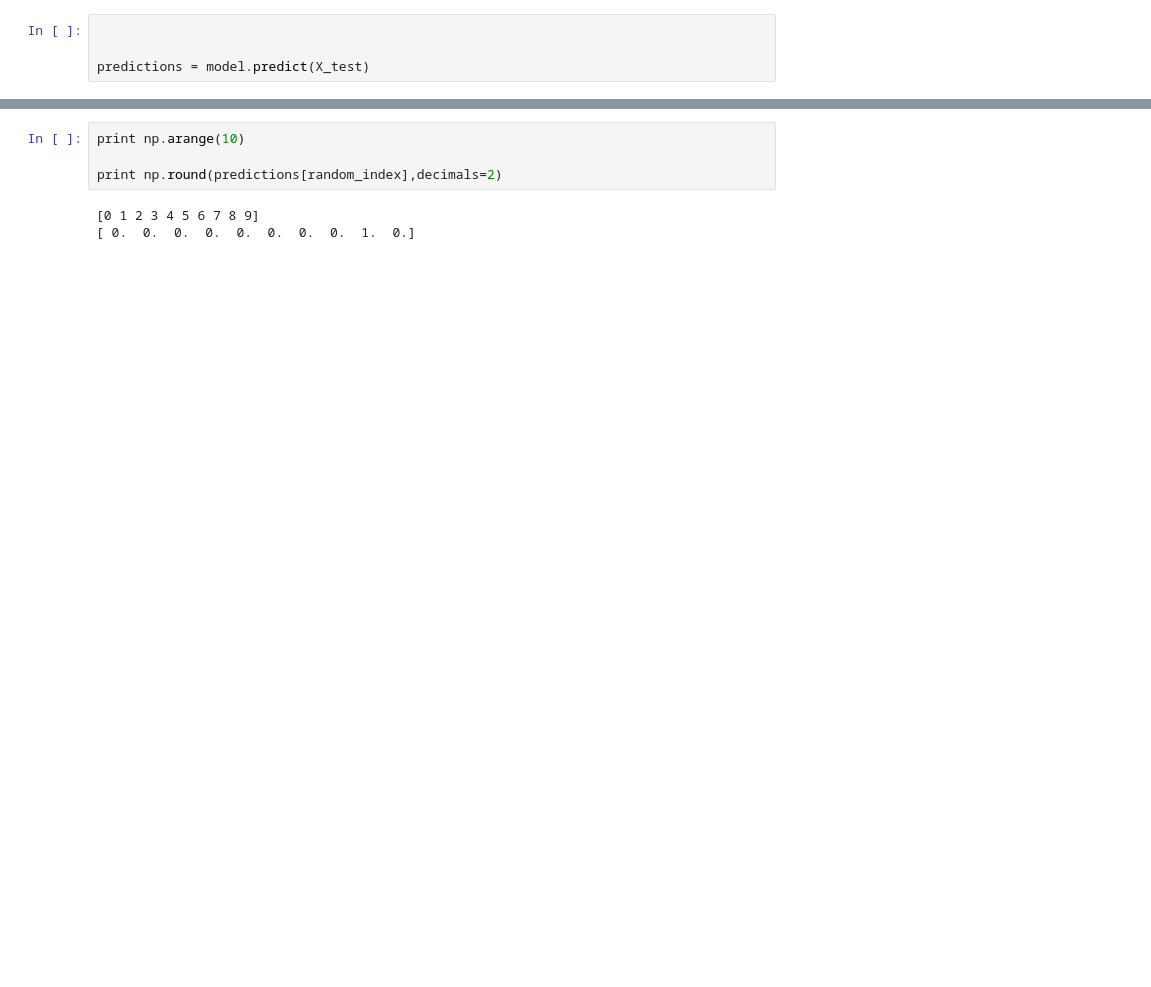
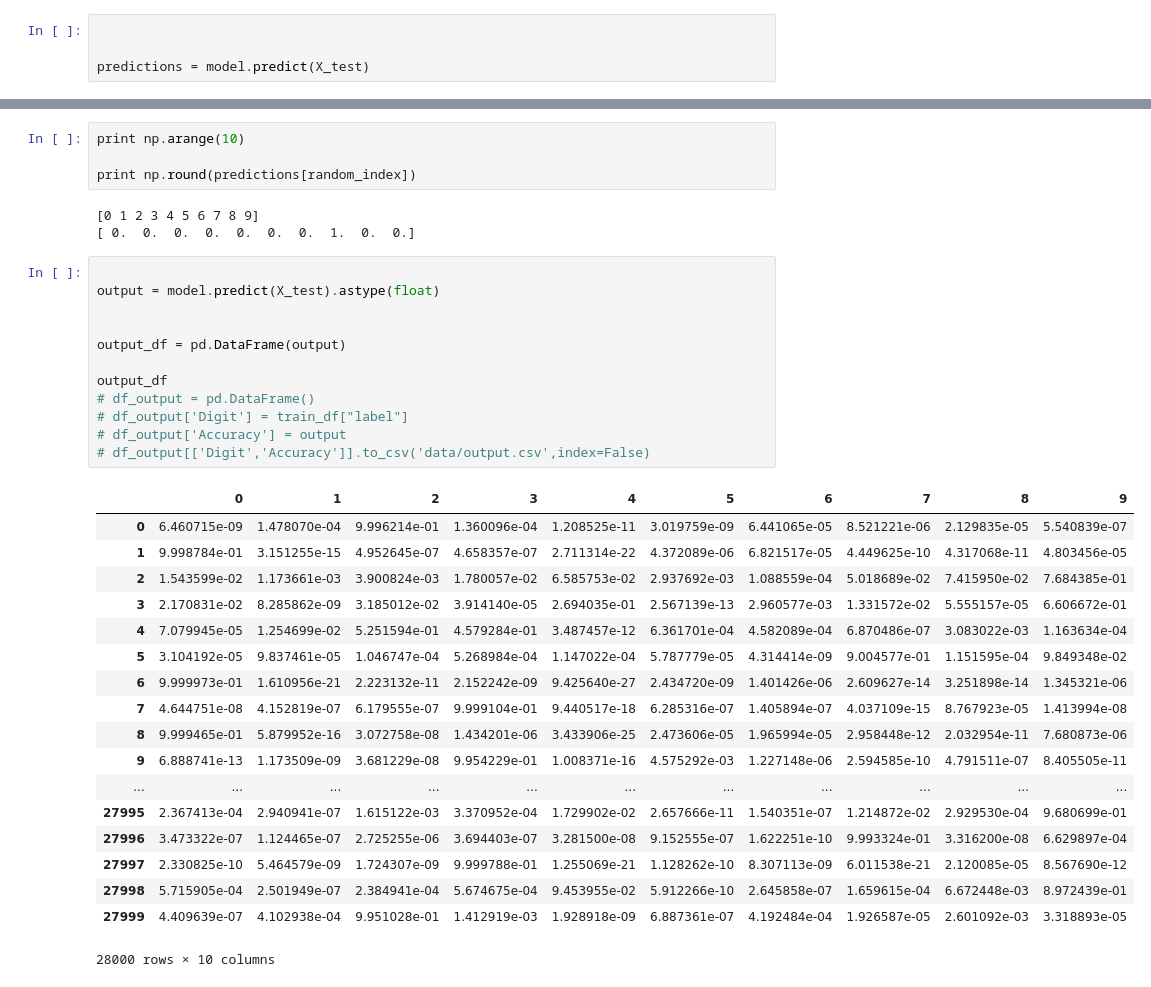
Before and after one commit to mmanishh/aisaturdays, a Jupyter notebook: keras.ipynb, the cells around one changed output, grey strips where cells are left out. Saved outputs shown, nothing was run; the diff lists cells and outputs as text; blank space fills up the shorter version.

```diff
--- a/keras.ipynb
+++ b/keras.ipynb
@@ -182,7 +182,38 @@ plt.imshow(test_X_image[random_index],cmap="gray")
 # %%
 print np.arange(10)
 
-print np.round(predictions[random_index],decimals=2)
+print np.round(predictions[random_index])
 # %% [output]
 [0 1 2 3 4 5 6 7 8 9]
-[ 0.  0.  0.  0.  0.  0.  0.  0.  1.  0.]
+[ 0.  0.  0.  0.  0.  0.  0.  1.  0.  0.]
+# %%
+
+output = model.predict(X_test).astype(float)
+
+
+output_df = pd.DataFrame(output)
+
+output_df
+# df_output = pd.DataFrame()
+# df_output['Digit'] = train_df["label"]
+# df_output['Accuracy'] = output
+# df_output[['Digit','Accuracy']].to_csv('data/output.csv',index=False)
+# %% [output]
+|  | 0 | 1 | 2 | 3 | 4 | 5 | 6 | 7 | 8 | 9 |
+| 0 | 6.460715e-09 | 1.478070e-04 | 9.996214e-01 | 1.360096e-04 | 1.208525e-11 | 3.019759e-09 | 6.441065e-05 | 8.521221e-06 | 2.129835e-05 | 5.540839e-07 |
+| 1 | 9.998784e-01 | 3.151255e-15 | 4.952645e-07 | 4.658357e-07 | 2.711314e-22 | 4.372089e-06 | 6.821517e-05 | 4.449625e-10 | 4.317068e-11 | 4.803456e-05 |
+| 2 | 1.543599e-02 | 1.173661e-03 | 3.900824e-03 | 1.780057e-02 | 6.585753e-02 | 2.937692e-03 | 1.088559e-04 | 5.018689e-02 | 7.415950e-02 | 7.684385e-01 |
+| 3 | 2.170831e-02 | 8.285862e-09 | 3.185012e-02 | 3.914140e-05 | 2.694035e-01 | 2.567139e-13 | 2.960577e-03 | 1.331572e-02 | 5.555157e-05 | 6.606672e-01 |
+| 4 | 7.079945e-05 | 1.254699e-02 | 5.251594e-01 | 4.579284e-01 | 3.487457e-12 | 6.361701e-04 | 4.582089e-04 | 6.870486e-07 | 3.083022e-03 | 1.163634e-04 |
+| 5 | 3.104192e-05 | 9.837461e-05 | 1.046747e-04 | 5.268984e-04 | 1.147022e-04 | 5.787779e-05 | 4.314414e-09 | 9.004577e-01 | 1.151595e-04 | 9.849348e-02 |
+| 6 | 9.999973e-01 | 1.610956e-21 | 2.223132e-11 | 2.152242e-09 | 9.425640e-27 | 2.434720e-09 | 1.401426e-06 | 2.609627e-14 | 3.251898e-14 | 1.345321e-06 |
+| 7 | 4.644751e-08 | 4.152819e-07 | 6.179555e-07 | 9.999104e-01 | 9.440517e-18 | 6.285316e-07 | 1.405894e-07 | 4.037109e-15 | 8.767923e-05 | 1.413994e-08 |
+| 8 | 9.999465e-01 | 5.879952e-16 | 3.072758e-08 | 1.434201e-06 | 3.433906e-25 | 2.473606e-05 | 1.965994e-05 | 2.958448e-12 | 2.032954e-11 | 7.680873e-06 |
+| 9 | 6.888741e-13 | 1.173509e-09 | 3.681229e-08 | 9.954229e-01 | 1.008371e-16 | 4.575292e-03 | 1.227148e-06 | 2.594585e-10 | 4.791511e-07 | 8.405505e-11 |
+| ... | ... | ... | ... | ... | ... | ... | ... | ... | ... | ... |
+| 27995 | 2.367413e-04 | 2.940941e-07 | 1.615122e-03 | 3.370952e-04 | 1.729902e-02 | 2.657666e-11 | 1.540351e-07 | 1.214872e-02 | 2.929530e-04 | 9.680699e-01 |
+| 27996 | 3.473322e-07 | 1.124465e-07 | 2.725255e-06 | 3.694403e-07 | 3.281500e-08 | 9.152555e-07 | 1.622251e-10 | 9.993324e-01 | 3.316200e-08 | 6.629897e-04 |
+| 27997 | 2.330825e-10 | 5.464579e-09 | 1.724307e-09 | 9.999788e-01 | 1.255069e-21 | 1.128262e-10 | 8.307113e-09 | 6.011538e-21 | 2.120085e-05 | 8.567690e-12 |
+| 27998 | 5.715905e-04 | 2.501949e-07 | 2.384941e-04 | 5.674675e-04 | 9.453955e-02 | 5.912266e-10 | 2.645858e-07 | 1.659615e-04 | 6.672448e-03 | 8.972439e-01 |
+| 27999 | 4.409639e-07 | 4.102938e-04 | 9.951028e-01 | 1.412919e-03 | 1.928918e-09 | 6.887361e-07 | 4.192484e-04 | 1.926587e-05 | 2.601092e-03 | 3.318893e-05 |
+28000 rows × 10 columns
```
Also changed, not shown: parts of 4 cells of this notebook.
